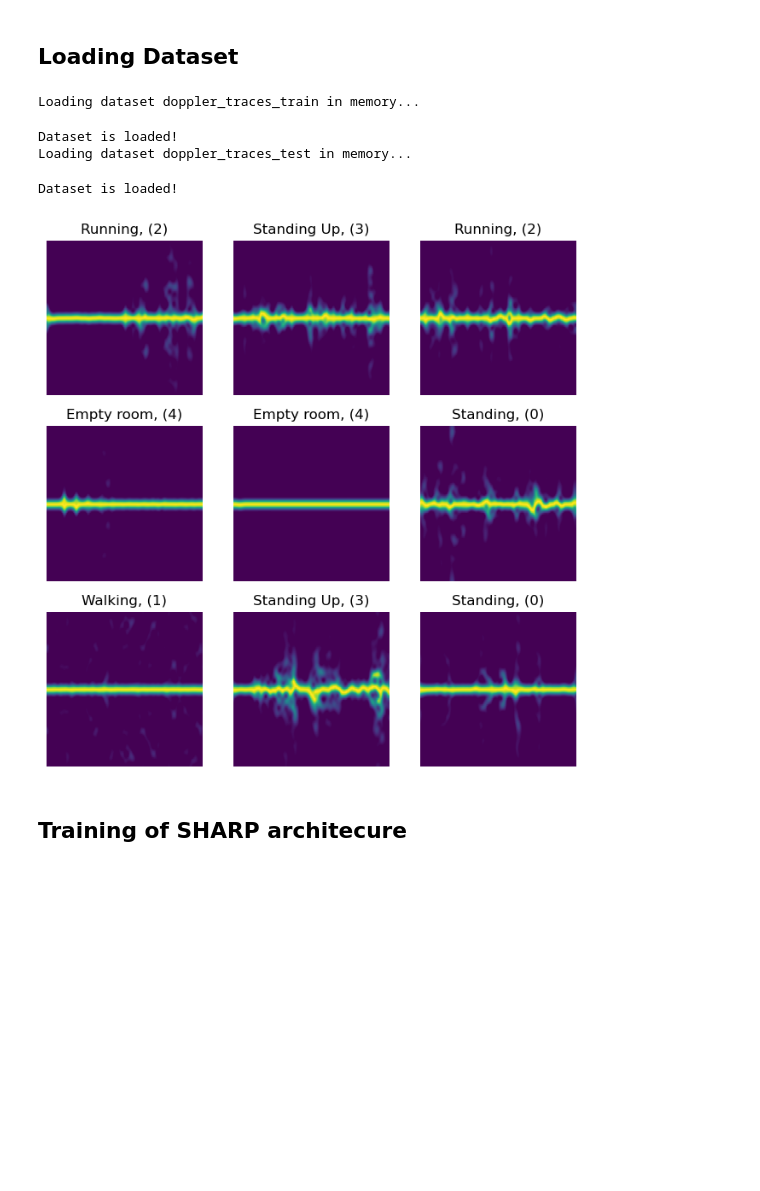
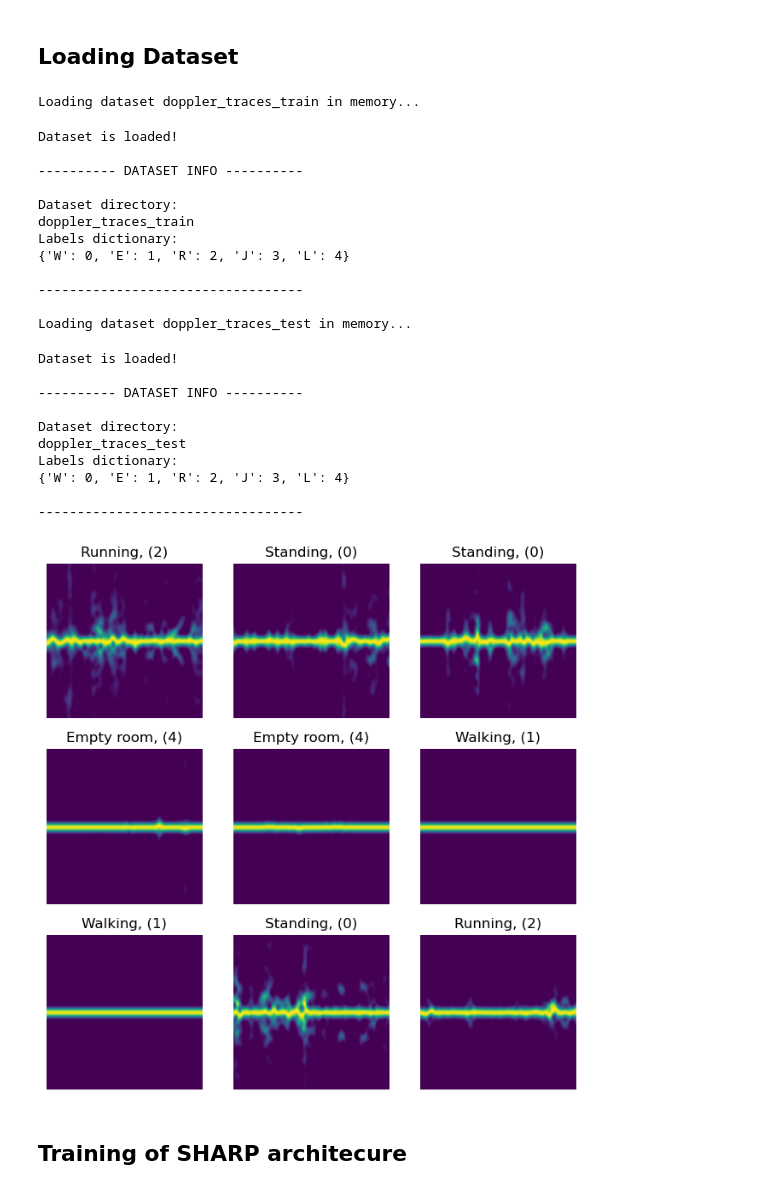
Before and after one commit to RaffaeleSabatini/Human-Activity-Recognition-using-Wifi, a Jupyter notebook: main.ipynb, the cells around one changed output. Cells and saved outputs as stored; diff of their text form; code cells hidden in the pictures; blank space fills up the shorter version.

```diff
--- a/main.ipynb
+++ b/main.ipynb
@@ -88,37 +92,58 @@ transforms = Compose([
 batch_size = 128
 train_dataset  = DopplerDataset("doppler_traces_train", ACTIVITIES)
 train_dataloader = DataLoader(train_dataset, batch_size=batch_size, shuffle=True)
+train_dataset.getInfo()
 
 test_dataset  = DopplerDataset("doppler_traces_test", ACTIVITIES)
 test_dataloader = DataLoader(test_dataset, batch_size=4, shuffle=False)
+test_dataset.getInfo()
 
 labels_map = {
     0: "Standing",
     1: "Walking",
     2: "Running",
     3: "Standing Up",
     4: "Empty room",
     5: "Sitting",
     6: "Moving arm",
     7: "Jumping"
 }
 
 figure = plt.figure(figsize=(8, 8))
 cols, rows = 3, 3
 for i in range(1, cols*rows + 1):
     sample_idx = torch.randint(len(train_dataset), size=(1,)).item()
     img, label = train_dataset[sample_idx]
     figure.add_subplot(rows, cols, i)
     plt.title(f"{labels_map[int(label)]}, ({label})")
     plt.axis("off")
     plt.imshow(img[0,:,:], aspect='auto')
 plt.show()
 # %% [output]
 Loading dataset doppler_traces_train in memory...
 Dataset is loaded!
+
+---------- DATASET INFO ----------
+
+Dataset directory:
+doppler_traces_train
+Labels dictionary:
+{'W': 0, 'E': 1, 'R': 2, 'J': 3, 'L': 4}
+
+----------------------------------
+
 Loading dataset doppler_traces_test in memory...
 Dataset is loaded!
+
+---------- DATASET INFO ----------
+
+Dataset directory:
+doppler_traces_test
+Labels dictionary:
+{'W': 0, 'E': 1, 'R': 2, 'J': 3, 'L': 4}
+
+----------------------------------
-[figure, old version]
+[figure, new version]
 # %% [markdown]
 ## Training of SHARP architecure
 # %%
```
Also changed, not shown: parts of 4 cells of this notebook, 5 other files.
